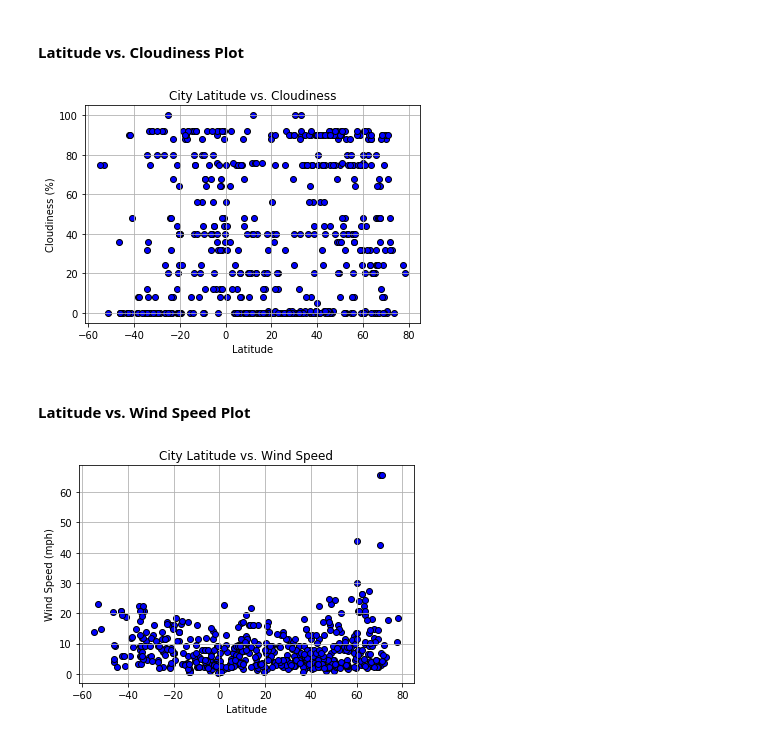
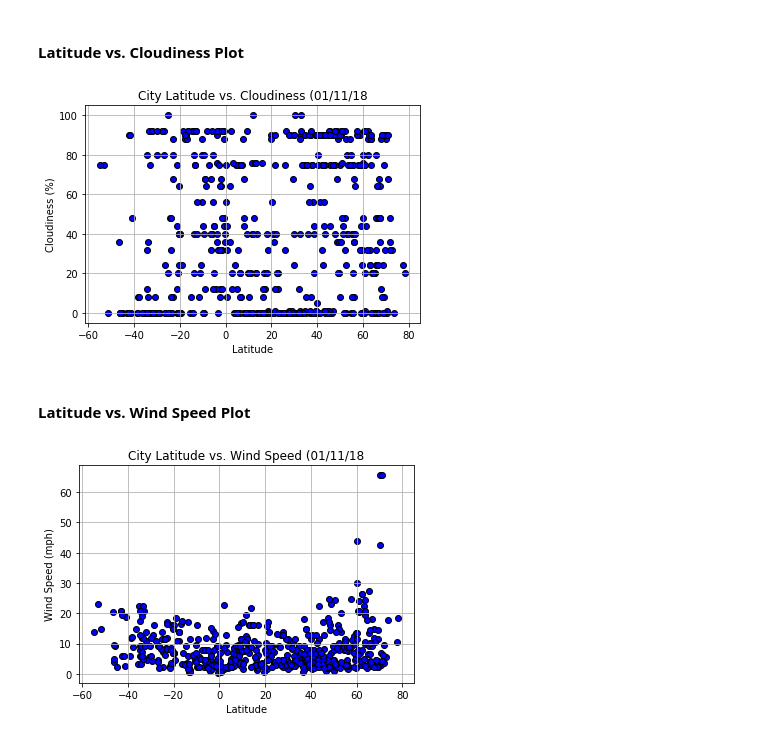
Before and after one commit to pettewayshade/weatherpy-api, a Jupyter notebook: WeatherPy.ipynb, the cells around one changed output. Cells and saved outputs as stored; diff of their text form; code cells hidden in the pictures.

```diff
--- a/WeatherPy.ipynb
+++ b/WeatherPy.ipynb
@@ -196,24 +196,24 @@ plt.savefig("CityLatvsHumidity.png")
 # %%
 plt.scatter(cityDf["Lat"], cityDf["Cloudiness"], marker="o",
             edgecolors="black", color="blue")
 
-plt.title('City Latitude vs. Cloudiness')
+plt.title('City Latitude vs. Cloudiness (01/11/18')
 plt.xlabel('Latitude')
 plt.ylabel('Cloudiness (%)')
 plt.grid()
 plt.savefig("CityLatvsCloudiness.png")
 # %% [output]
-[figure, old version]
+[figure, new version]
 # %% [markdown]
 #### Latitude vs. Wind Speed Plot
 # %%
 plt.scatter(cityDf["Lat"], cityDf["Wind Speed"], marker="o",
             edgecolors="black", color="blue")
 
-plt.title('City Latitude vs. Wind Speed')
+plt.title('City Latitude vs. Wind Speed (01/11/18')
 plt.xlabel('Latitude')
 plt.ylabel('Wind Speed (mph)')
 plt.grid()
 plt.savefig("CityLatvsWindSpd.png")
 # %% [output]
-[figure, old version]
+[figure, new version]
```
Also changed, not shown: parts of 3 cells of this notebook, 5 other files.
